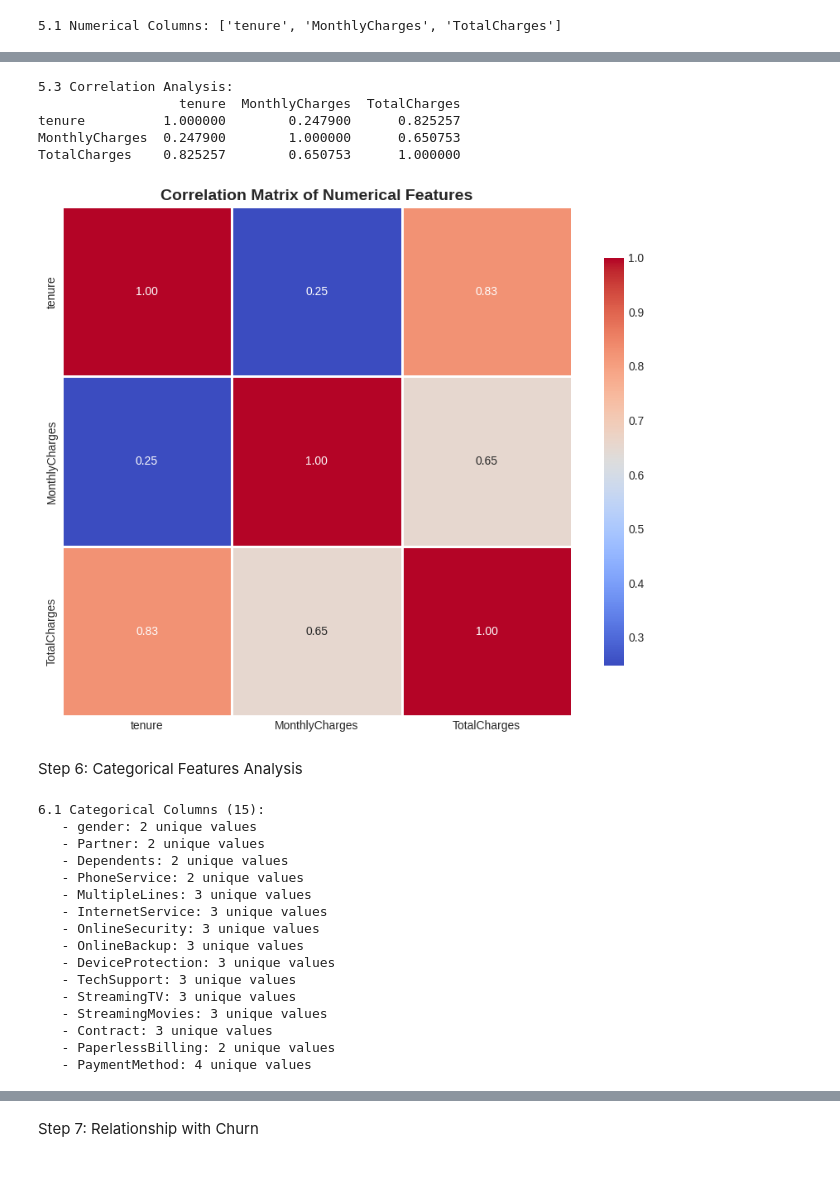
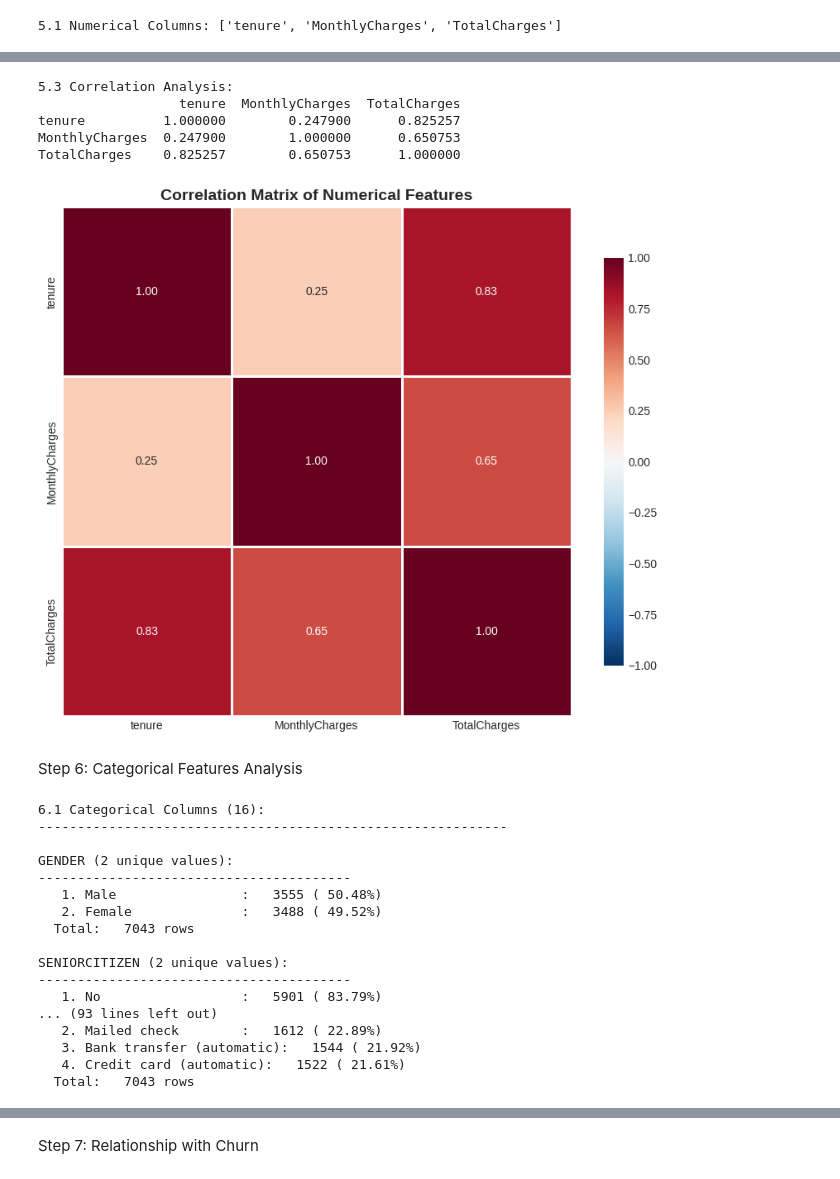
Before and after one commit to atr3002/Binary-Classification-Framework, a Jupyter notebook: MLTask1.ipynb, the cells around one changed output, grey strips where cells are left out. Drawn from its saved outputs; the diff is of its cells as text; code cells hidden in the pictures.

```diff
--- a/MLTask1.ipynb
+++ b/MLTask1.ipynb
@@ -117,3 +119,8 @@ Sample of 'TotalCharges': ['29.85' '1889.5' '108.15' '1840.75' '151.65' '820.5'
  '3046.05' '3487.95']
 # %% [markdown]
 Step 3: Data Cleaning
+# %%
+# Convert SeniorCitizen to categorical
+print("\nConverting SeniorCitizen from numeric to categorical...")
+df['SeniorCitizen'] = df['SeniorCitizen'].map({0: 'No', 1: 'Yes'})
+print(f"SeniorCitizen unique values after conversion: {df['SeniorCitizen'].unique()}")
@@ -255,21 +353,31 @@ max      72.000000      118.750000   8684.800000
 # %%
 print("\n5.3 Correlation Analysis:")
 correlation_matrix = df_clean[numerical_cols].corr()
 print(f"{correlation_matrix}\n")
 
 # Correlation heatmap
 plt.figure(figsize=(10, 8))
-sns.heatmap(correlation_matrix, annot=True, cmap='coolwarm', fmt='.2f',
-            square=True, cbar_kws={'shrink': 0.8}, linewidths=1)
+
+sns.heatmap(correlation_matrix,
+            annot=True,
+            cmap='RdBu_r',
+            fmt='.2f',
+            square=True,
+            cbar_kws={'shrink': 0.8},
+            linewidths=1,
+            center=0,  # Center at 0 for better red/blue distinction
+            vmin=-1,   # Minimum correlation
+            vmax=1)    # Maximum correlation
+
 plt.title('Correlation Matrix of Numerical Features', fontsize=14, fontweight='bold')
 plt.show()
 # %% [output]
 5.3 Correlation Analysis:
                   tenure  MonthlyCharges  TotalCharges
 tenure          1.000000        0.247900      0.825257
 MonthlyCharges  0.247900        1.000000      0.650753
 TotalCharges    0.825257        0.650753      1.000000
-[figure, old version]
+[figure, new version]
 # %% [markdown]
 Step 6: Categorical Features Analysis
 # %%
@@ -278,22 +386,36 @@ categorical_cols = [col for col in df_clean.columns
                     if df_clean[col].dtype == 'object' and col not in ['customerID', 'Churn']]
 
 print(f"\n6.1 Categorical Columns ({len(categorical_cols)}):")
+print("-" * 60)
+
 for col in categorical_cols:
-    print(f"   - {col}: {df_clean[col].nunique()} unique values")
+    value_counts = df_clean[col].value_counts()
+    total_count = len(df_clean)
+
+    print(f"\n{col.upper()} ({df_clean[col].nunique()} unique values):")
+    print("-" * 40)
+
+    # Print each value with count and percentage
+    for idx, (value, count) in enumerate(value_counts.items()):
+        percentage = (count / total_count) * 100
+        print(f"  {idx+1:2d}. {value:20s}: {count:6d} ({percentage:6.2f}%)")
+
+    print(f"  Total: {total_count:6d} rows")
 # %% [output]
-6.1 Categorical Columns (15):
-   - gender: 2 unique values
-   - Partner: 2 unique values
-   - Dependents: 2 unique values
-   - PhoneService: 2 unique values
-   - MultipleLines: 3 unique values
-   - InternetService: 3 unique values
-   - OnlineSecurity: 3 unique values
-   - OnlineBackup: 3 unique values
-   - DeviceProtection: 3 unique values
-   - TechSupport: 3 unique values
-   - StreamingTV: 3 unique values
-   - StreamingMovies: 3 unique values
-   - Contract: 3 unique values
-   - PaperlessBilling: 2 unique values
-   - PaymentMethod: 4 unique values
+6.1 Categorical Columns (16):
+------------------------------------------------------------
+
+GENDER (2 unique values):
+----------------------------------------
+   1. Male                :   3555 ( 50.48%)
+   2. Female              :   3488 ( 49.52%)
+  Total:   7043 rows
+
+SENIORCITIZEN (2 unique values):
+----------------------------------------
+   1. No                  :   5901 ( 83.79%)
+... (93 lines left out)
+   2. Mailed check        :   1612 ( 22.89%)
+   3. Bank transfer (automatic):   1544 ( 21.92%)
+   4. Credit card (automatic):   1522 ( 21.61%)
+  Total:   7043 rows
```
Also changed, not shown: parts of 30 cells of this notebook.
